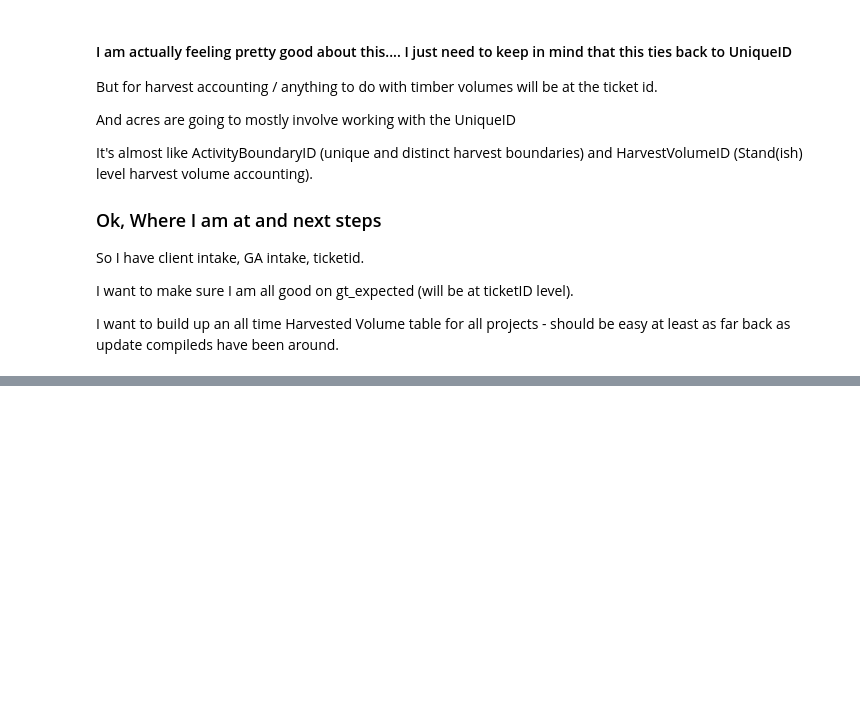
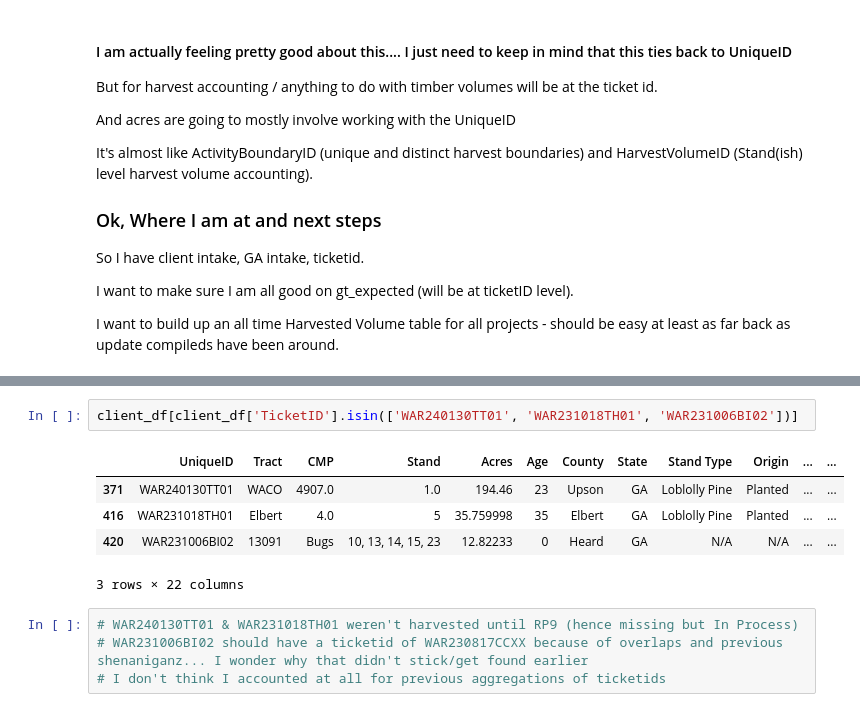
Before and after one commit to BilyBrown/sqlite3-tutorial, a Jupyter notebook: create_war_tables.ipynb, the cells around one changed output, grey strips where cells are left out. Drawn from its saved outputs; the diff is of its cells as text; blank space fills up the shorter version.

Commit message:
I think I found where I skipped previously aggregated activities that don't share TCS

```diff
--- a/create_war_tables.ipynb
+++ b/create_war_tables.ipynb
@@ -763,0 +818,12 @@ I want to build up an all time Harvested Volume table for all projects - should
+# %%
+client_df[client_df['TicketID'].isin(['WAR240130TT01', 'WAR231018TH01', 'WAR231006BI02'])]
+# %% [output]
+|  | UniqueID | Tract | CMP | Stand | Acres | Age | County | State | Stand Type | Origin | ... | ... |
+| 371 | WAR240130TT01 | WACO | 4907.0 | 1.0 | 194.46 | 23 | Upson | GA | Loblolly Pine | Planted | ... | ... |
+| 416 | WAR231018TH01 | Elbert | 4.0 | 5 | 35.759998 | 35 | Elbert | GA | Loblolly Pine | Planted | ... | ... |
+| 420 | WAR231006BI02 | 13091 | Bugs | 10, 13, 14, 15, 23 | 12.82233 | 0 | Heard | GA | N/A | N/A | ... | ... |
+3 rows × 22 columns
+# %%
+# WAR240130TT01 & WAR231018TH01 weren't harvested until RP9 (hence missing but In Process)
+# WAR231006BI02 should have a ticketid of WAR230817CCXX because of overlaps and previous shenaniganz... I wonder why that didn't stick/get found earlier
+# I don't think I accounted at all for previous aggregations of ticketids
```
Also changed, not shown: parts of 5 cells of this notebook.
